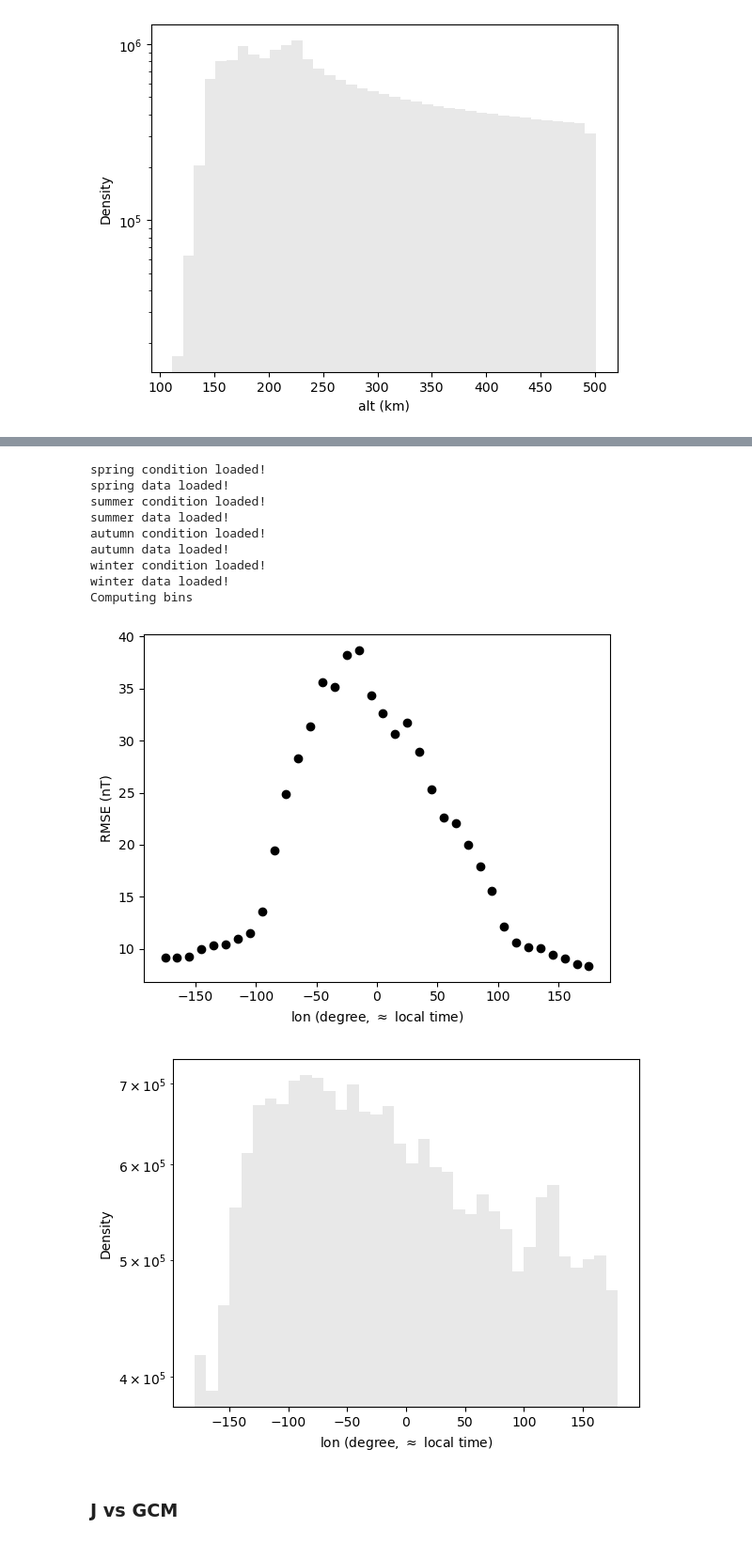
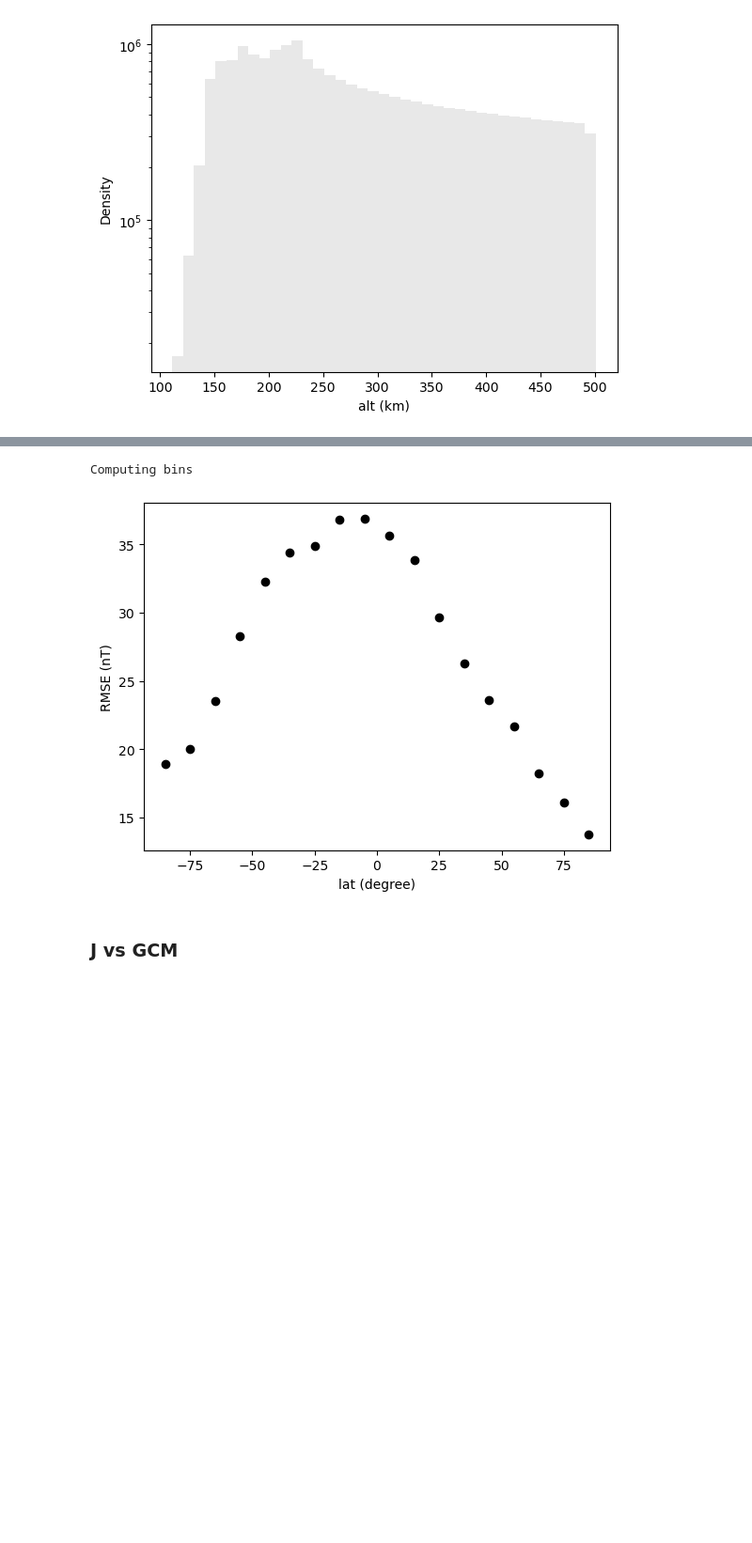
Before and after one commit to TimotheeDelcourt/mars_currents_pinn, a Jupyter notebook: scripts/playground.ipynb, the cells around one changed output, grey strips where cells are left out. Shown at 94% size. Cells and saved outputs as stored; diff of their text form; code cells hidden in the pictures; blank space fills up the shorter version.

```diff
--- a/scripts/playground.ipynb
+++ b/scripts/playground.ipynb
@@ -217,11 +223,11 @@ def compute_and_plot(component_str, step, save=False):
         day_side = False
     elif component_str == 'lat':
         component_col = 1
-        unit = 'degree, = UV angle'
+        unit = 'degree'#, = UV angle'
         day_side = True
     elif component_str == 'lon':
         component_col = 2
-        unit = r'degree, $\approx$ local time'
+        unit = r'degree'#, $\approx$ local time'
         day_side = False
 
     component = []
@@ -244,16 +250,26 @@ def compute_and_plot(component_str, step, save=False):
     plt.figure()
     # plt.plot(bins[:-1]+step/2, mses, color='k')
     plt.scatter(bins[:-1]+step/2, mses, color='k')
+    # if component_str == 'lon':
+    #     plt.axvline(x=-90, color='k', linestyle='--',label=f'Terminator')
+    #     plt.axvline(x=90, color='k', linestyle='--')
+    #     plt.legend()
+    # elif component_str == 'lat':
+    #     lat = np.arange(-90,90,0.1)
+    #     lat = np.deg2rad(lat)
+    #     plt.plot(np.rad2deg(lat), min(mses)+np.exp(1-1/np.cos(lat))*(max(mses)-min(mses)), label='Scaled Chapman Function',color='k',linestyle='--')
+    #     plt.legend()
+
     plt.xlabel(component_str+' ('+unit+')')
     plt.ylabel('RMSE (nT)')
     # plt.xlim(0,250)
     if save:
         plt.savefig(f'figures/residuals/RMSEvs'+component_str+'_v2.png', dpi=300)
 
-    plt.figure()
-    plt.hist(component, bins=bins, color='lightgray', alpha=0.5, density=False,log=True)
-    plt.xlabel(component_str+' ('+unit+')')
-    plt.ylabel('Density')
+    # plt.figure()
+    # plt.hist(component, bins=bins, color='lightgray', alpha=0.5, density=False,log=True)
+    # plt.xlabel(component_str+' ('+unit+')')
+    # plt.ylabel('Density')
     # plt.show()
 # %%
 compute_and_plot('alt', step=10,save=False)
@@ -288,17 +285,8 @@ Computing bins
 # %%
-compute_and_plot('lon', step=10)
+compute_and_plot('lat', step=10,save=True)
 # %% [output]
-spring condition loaded!
-spring data loaded!
-summer condition loaded!
-summer data loaded!
-autumn condition loaded!
-autumn data loaded!
-winter condition loaded!
-winter data loaded!
 Computing bins
-[figure, old version]
+[figure, new version]
-[figure, removed]
 # %% [markdown]
 ### J vs GCM
 # %%
```
Also changed, not shown: parts of 14 cells of this notebook, 13 other files.
